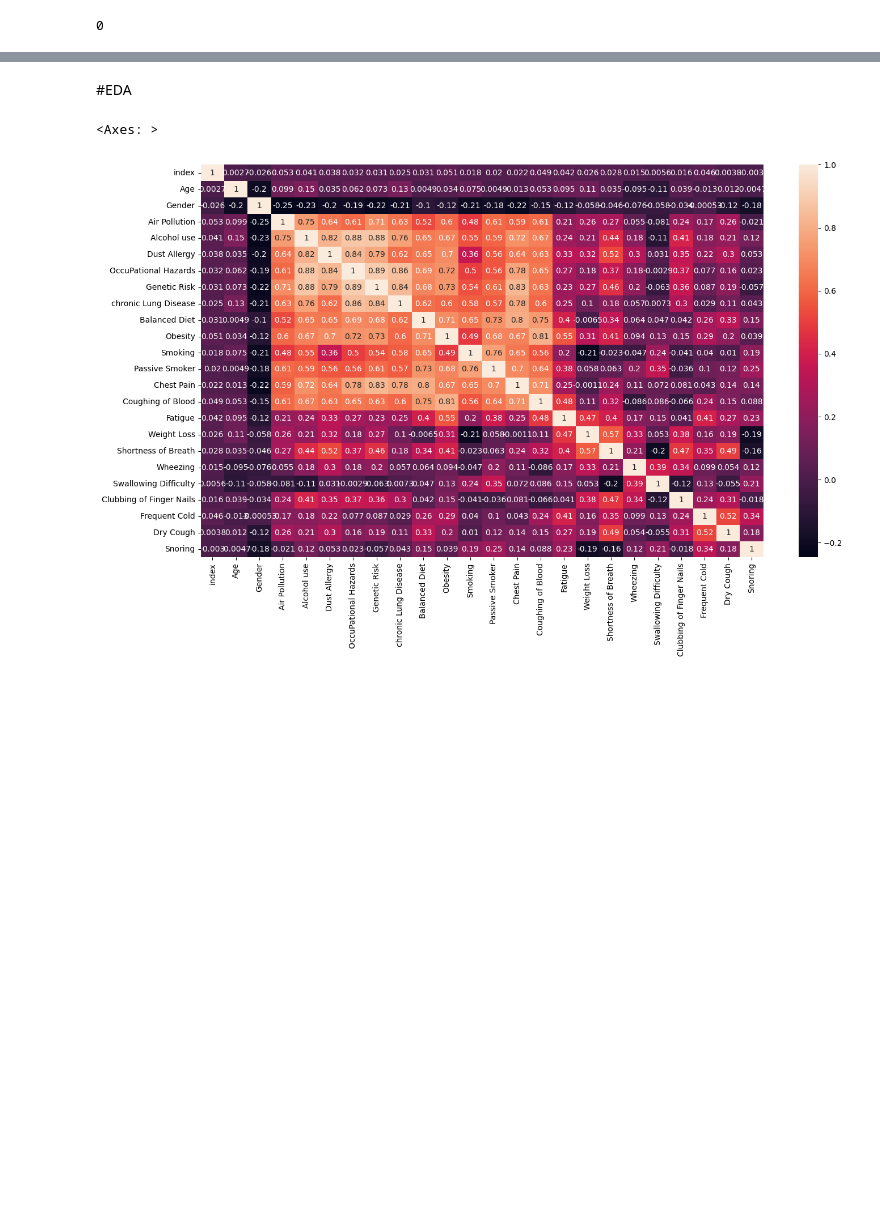
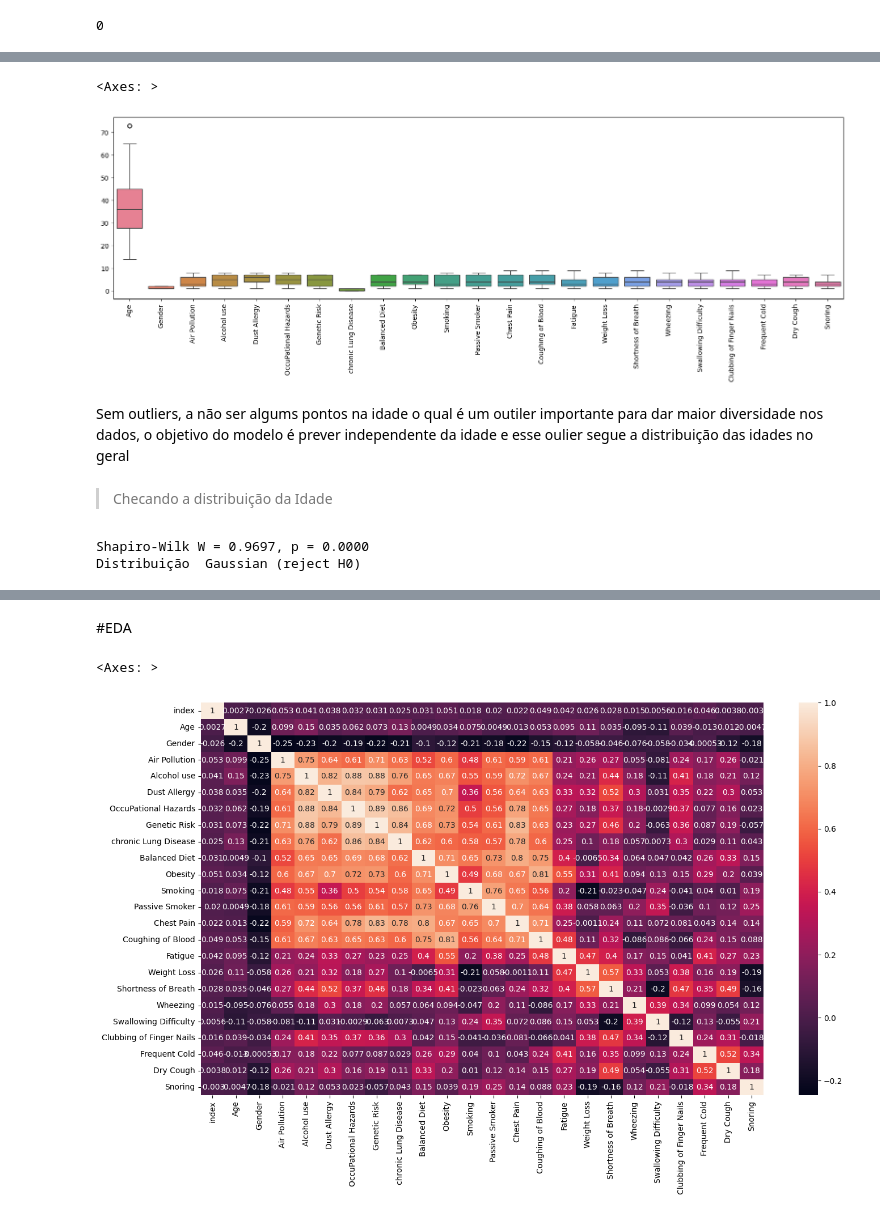
Before and after one commit to Danie110001001109192912/Cancer_prediction, a Jupyter notebook: lung_cancer_prediction.ipynb, the cells around one changed output, grey strips where cells are left out. Saved outputs shown, nothing was run; the diff lists cells and outputs as text; code cells hidden in the pictures; blank space fills up the shorter version.

```diff
--- a/lung_cancer_prediction.ipynb
+++ b/lung_cancer_prediction.ipynb
@@ -106,0 +138,25 @@ pasc['Patient Id'].duplicated().sum()
+# %%
+df = pasc.drop( columns= ['index'])
+
+plt.figure( figsize = (20,5))
+plt.xticks(rotation=90)
+sns.boxplot(df)
+# %% [output]
+<Axes: >
+[figure, added]
+# %% [markdown]
+Sem outliers, a não ser algums pontos na idade o qual é um outiler importante para dar maior diversidade nos dados, o objetivo do modelo é prever independente da idade e esse oulier segue a distribuição das idades no geral
+# %% [markdown]
+> Checando a distribuição da Idade
+# %%
+# Teste de Shapiro-Wilk
+stat, p = stats.shapiro(pasc['Age'])
+print('Shapiro-Wilk W = %.4f, p = %.4f' % (stat, p))
+alpha = 0.05
+if p > alpha:
+    print('Distribuição não Gaussian (fail to reject H0)')
+else:
+    print('Distribuição Gaussian (reject H0)')
+# %% [output]
+Shapiro-Wilk W = 0.9697, p = 0.0000
+Distribuição  Gaussian (reject H0)
```
Also changed, not shown: parts of 29 cells of this notebook.
